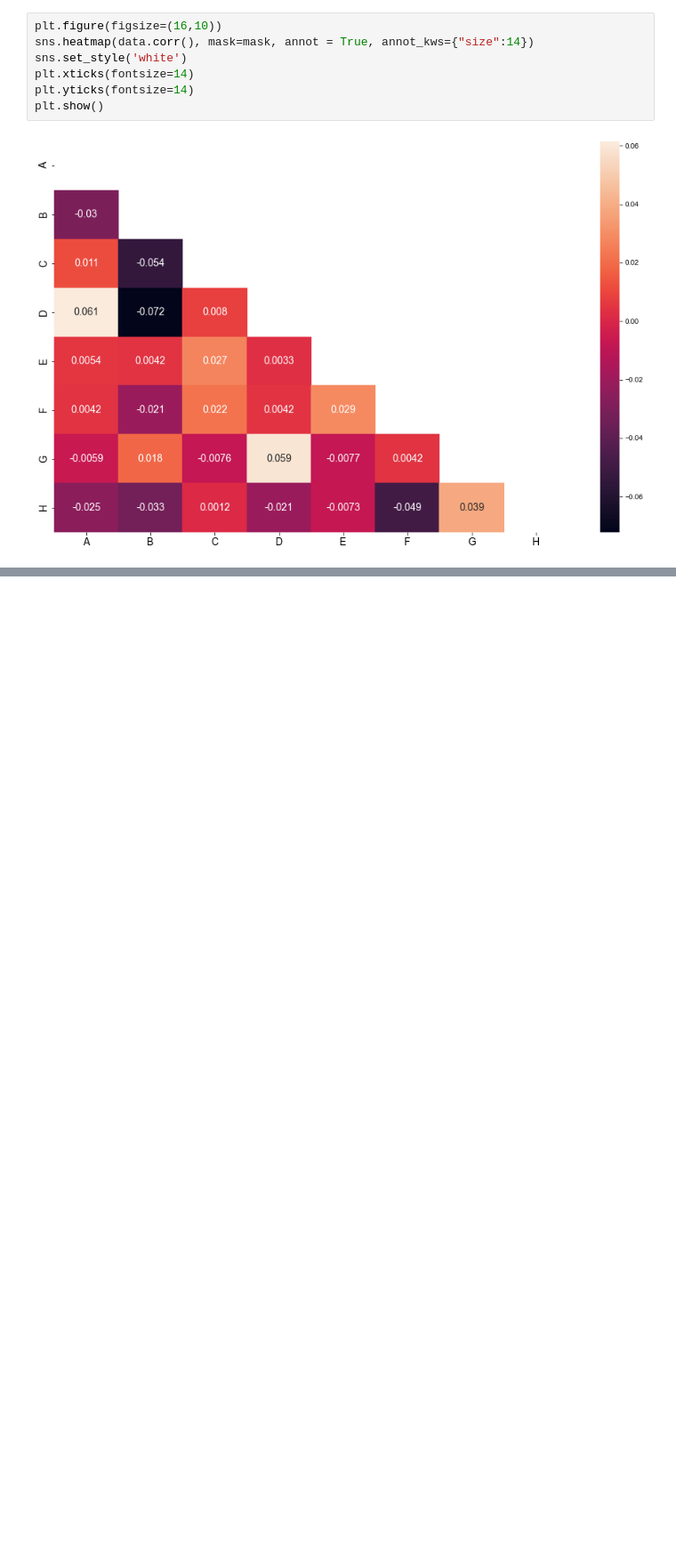
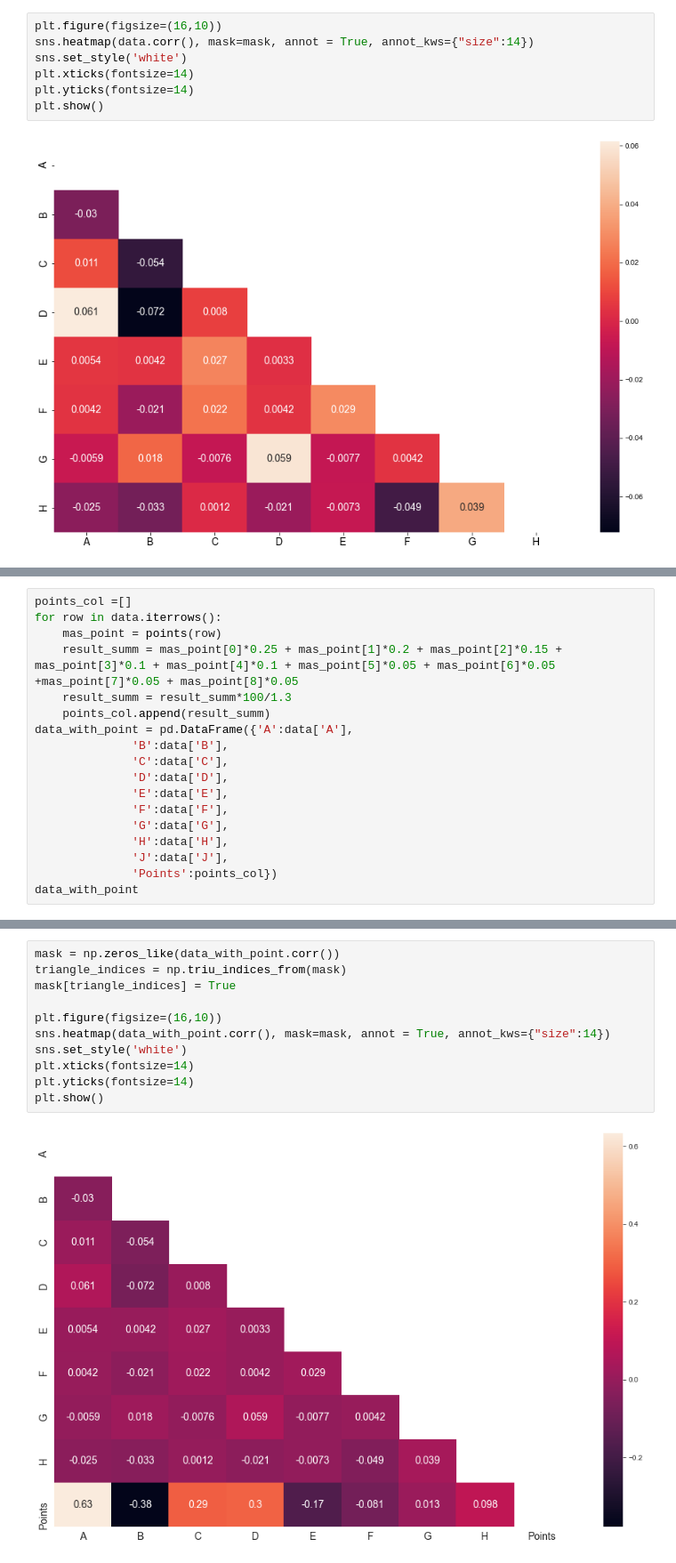
Before and after one commit to ClubBloke/PythonPractice, a Jupyter notebook: Teacher.ipynb, the cells around one changed output, grey strips where cells are left out. Shown at 89% size. Drawn from its saved outputs; the diff is of its cells as text; blank space fills up the shorter version.

```diff
--- a/Teacher.ipynb
+++ b/Teacher.ipynb
@@ -197,0 +156,18 @@ writer.save()
+# %%
+points_col =[]
+for row in data.iterrows():
+    mas_point = points(row)
+    result_summ = mas_point[0]*0.25 + mas_point[1]*0.2 + mas_point[2]*0.15 + mas_point[3]*0.1 + mas_point[4]*0.1 + mas_point[5]*0.05 + mas_point[6]*0.05 +mas_point[7]*0.05 + mas_point[8]*0.05
+    result_summ = result_summ*100/1.3
+    points_col.append(result_summ)
+data_with_point = pd.DataFrame({'A':data['A'],
+              'B':data['B'],
+              'C':data['C'],
+              'D':data['D'],
+              'E':data['E'],
+              'F':data['F'],
+              'G':data['G'],
+              'H':data['H'],
+              'J':data['J'],
+              'Points':points_col})
+data_with_point
@@ -197,0 +188,13 @@ writer.save()
+# %%
+mask = np.zeros_like(data_with_point.corr())
+triangle_indices = np.triu_indices_from(mask)
+mask[triangle_indices] = True
+
+plt.figure(figsize=(16,10))
+sns.heatmap(data_with_point.corr(), mask=mask, annot = True, annot_kws={"size":14})
+sns.set_style('white')
+plt.xticks(fontsize=14)
+plt.yticks(fontsize=14)
+plt.show()
+# %% [output]
+[figure, added]
```
Also changed, not shown: parts of 7 cells of this notebook, 1 other file.
